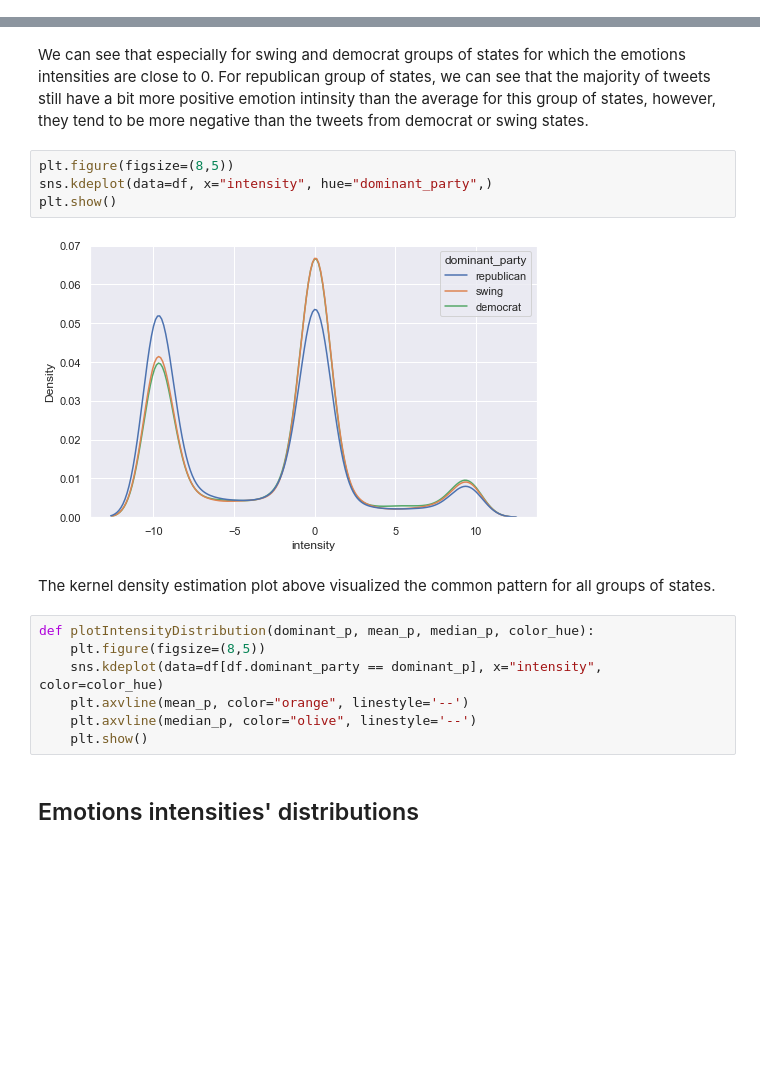
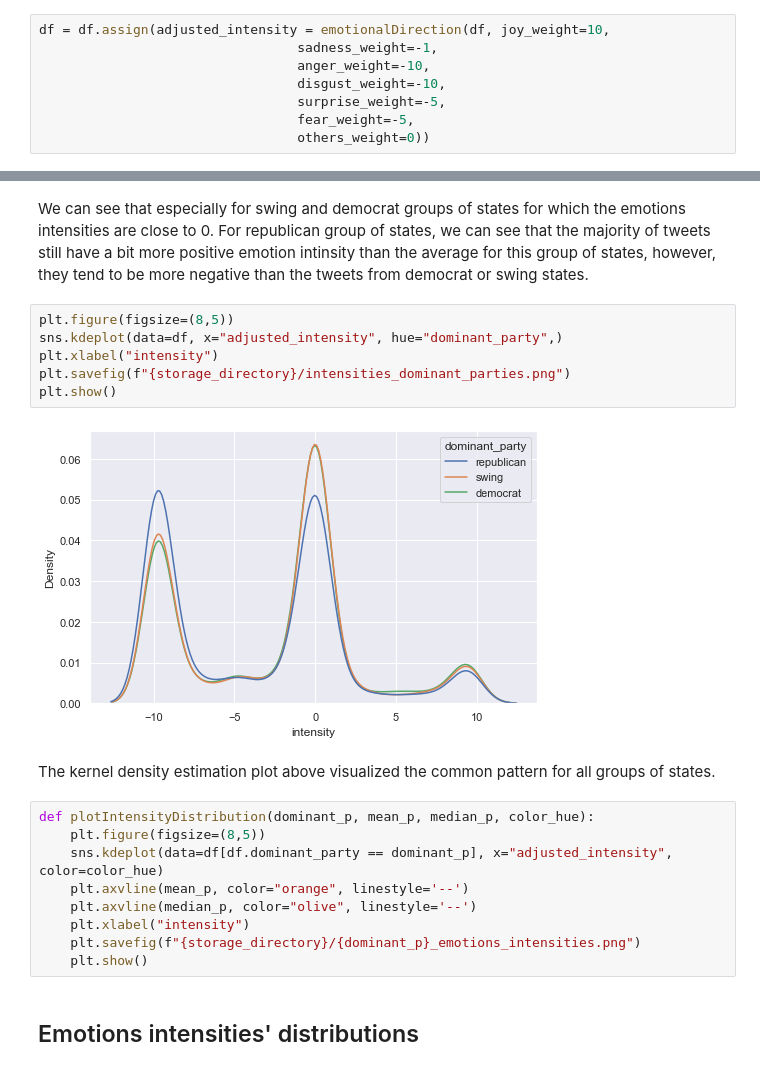
Before and after one commit to p-stachyra/Political-debate-on-Twitter, a Jupyter notebook: emotionsAnalysis.ipynb, the cells around one changed output, grey strips where cells are left out. Saved outputs shown, nothing was run; the diff lists cells and outputs as text; blank space fills up the shorter version.

```diff
--- a/emotionsAnalysis.ipynb
+++ b/emotionsAnalysis.ipynb
@@ -71,4 +71,12 @@ df = pd.read_csv("data/tweets_emotions_dataset.csv")
 df.drop(columns=["Unnamed: 0"], inplace=True)
 # %% [markdown]
 ## Studying emotions intensity
+# %%
+df = df.assign(adjusted_intensity = emotionalDirection(df, joy_weight=10,
+                                 sadness_weight=-1,
+                                 anger_weight=-10,
+                                 disgust_weight=-10,
+                                 surprise_weight=-5,
+                                 fear_weight=-5,
+                                 others_weight=0))
 # %%
@@ -262,18 +280,22 @@ It seems like all of the distributions are negatively skewed, usually the intens
 We can see that especially for swing and democrat groups of states for which the emotions intensities are close to 0. For republican group of states, we can see that the majority of tweets still have a bit more positive emotion intinsity than the average for this group of states, however, they tend to be more negative than the tweets from democrat or swing states.
 # %%
 plt.figure(figsize=(8,5))
-sns.kdeplot(data=df, x="intensity", hue="dominant_party",)
+sns.kdeplot(data=df, x="adjusted_intensity", hue="dominant_party",)
+plt.xlabel("intensity")
+plt.savefig(f"{storage_directory}/intensities_dominant_parties.png")
 plt.show()
 # %% [output]
-[figure, old version]
+[figure, new version]
 # %% [markdown]
 The kernel density estimation plot above visualized the common pattern for all groups of states.
 # %%
 def plotIntensityDistribution(dominant_p, mean_p, median_p, color_hue):
     plt.figure(figsize=(8,5))
-    sns.kdeplot(data=df[df.dominant_party == dominant_p], x="intensity", color=color_hue)
+    sns.kdeplot(data=df[df.dominant_party == dominant_p], x="adjusted_intensity", color=color_hue)
     plt.axvline(mean_p, color="orange", linestyle='--')
     plt.axvline(median_p, color="olive", linestyle='--')
+    plt.xlabel("intensity")
+    plt.savefig(f"{storage_directory}/{dominant_p}_emotions_intensities.png")
     plt.show()
 # %% [markdown]
 ## Emotions intensities' distributions
```
Also changed, not shown: parts of 32 cells of this notebook, 21 other files.
